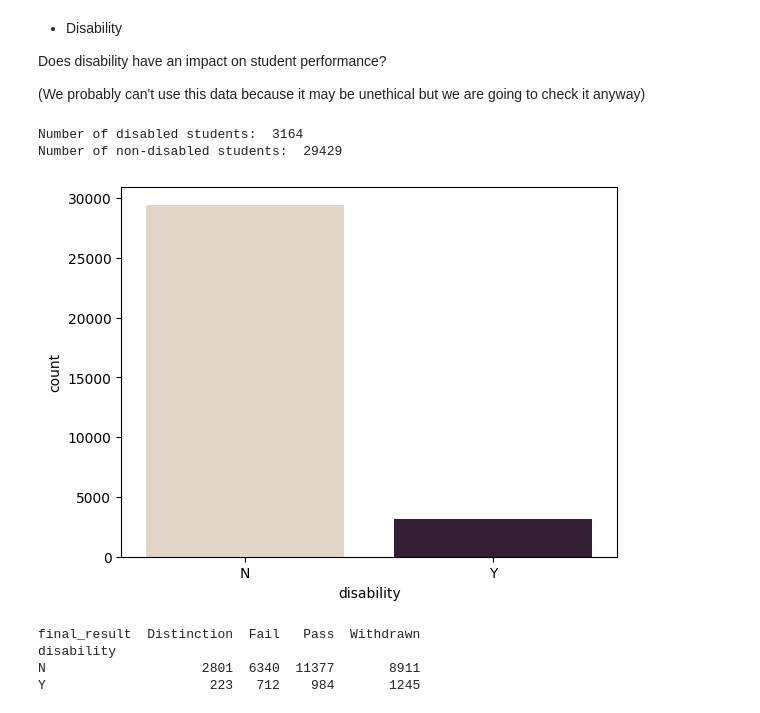
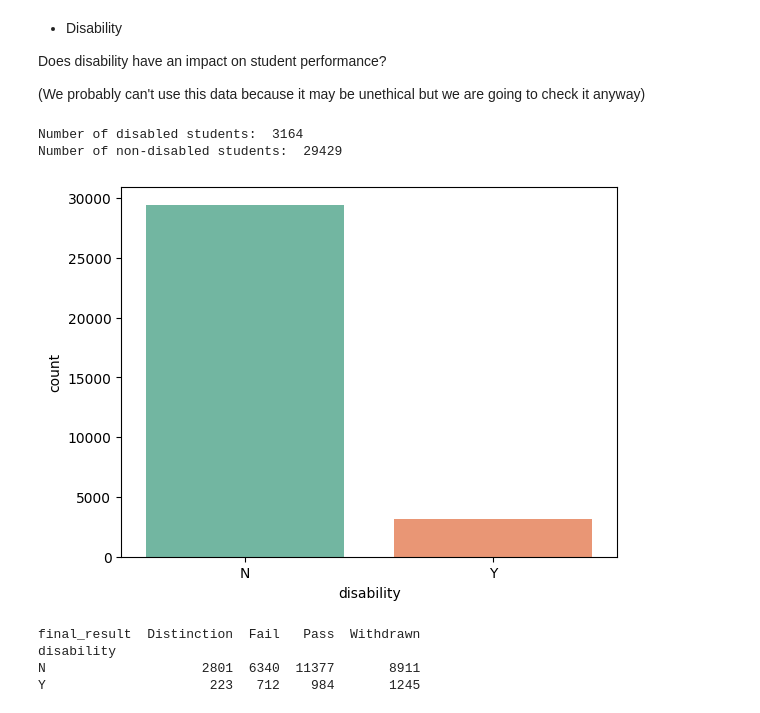
Before and after one commit to randmon/ucll_ti_data_and_ai_group_assignments, a Jupyter notebook: Assignment 2/assignment2.ipynb, the cells around one changed output. Saved outputs shown, nothing was run; the diff lists cells and outputs as text; code cells hidden in the pictures.

```diff
--- a/Assignment 2/assignment2.ipynb
+++ b/Assignment 2/assignment2.ipynb
@@ -698,12 +716,12 @@ Does disability have an impact on student performance?
 # %%
 # look at student disability distribution
 print('Number of disabled students: ', student_info_df[student_info_df['disability'] == 'Y'].shape[0])
 print('Number of non-disabled students: ', student_info_df[student_info_df['disability'] == 'N'].shape[0])
-sns.countplot(x="disability", data=student_info_df, palette="ch:.25");
+sns.countplot(x="disability", data=student_info_df, palette="Set2");
 # %% [output]
 Number of disabled students:  3164
 Number of non-disabled students:  29429
-[figure, old version]
+[figure, new version]
 # %%
 final_result_disability = student_info_df.groupby(["disability", "final_result"]).size().unstack()
 print(final_result_disability)
```
Also changed, not shown: parts of 12 cells of this notebook.
